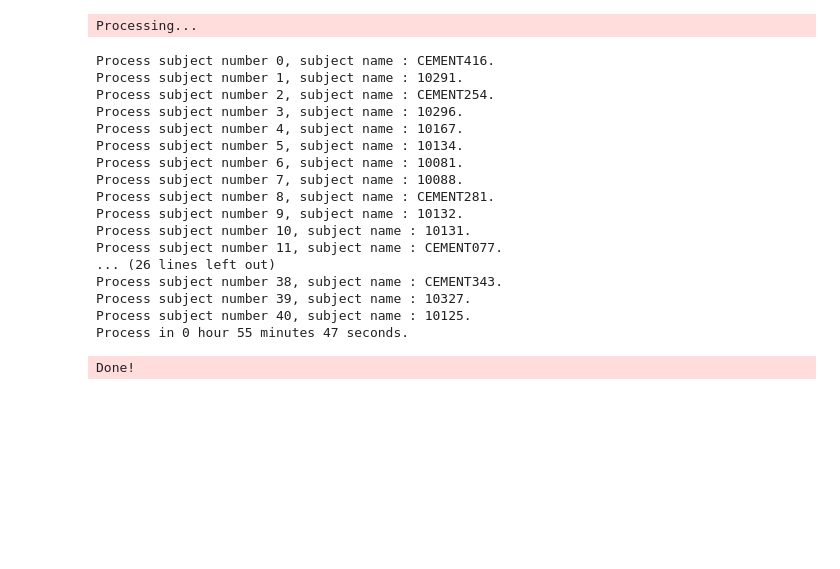
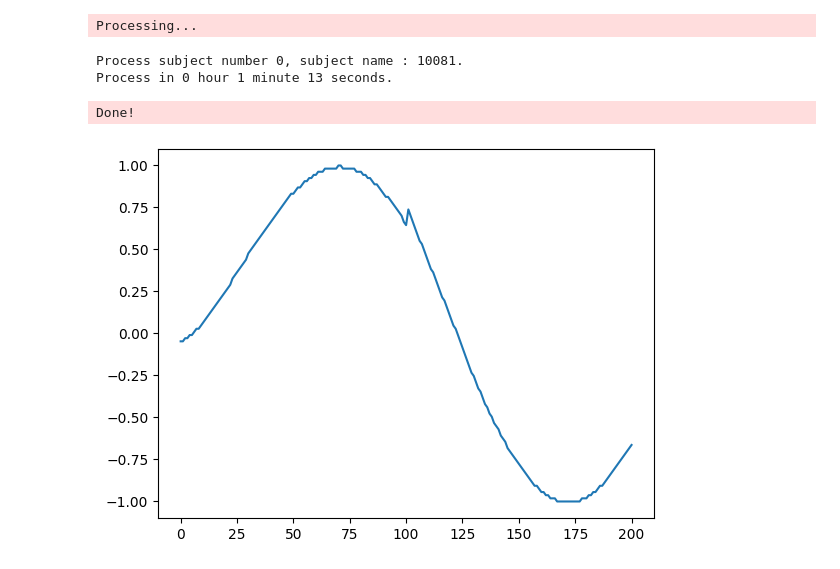
Before and after one commit to tamtran22/graph_batching, a Jupyter notebook: build_dataset.ipynb, the cells around one changed output. Saved outputs shown, nothing was run; the diff lists cells and outputs as text; code cells hidden in the pictures; blank space fills up the shorter version.

```diff
--- a/build_dataset.ipynb
+++ b/build_dataset.ipynb
@@ -17,36 +17,30 @@ def time_str(time_in_seconds : float):
 curr_time = time.time()
 dataset = OneDDatasetBuilder(
     raw_dir='/data1/tam/datasets',
-    root_dir='/data1/tam/downloaded_datasets_transformed',
-    data_names='all',
+    root_dir='/data1/tam/downloaded_datasets_transformed1',
+    data_names=['10081'],
     time_id=[str(i).zfill(3) for i in range(201)]
 )
 print(f'Process in {time_str(time.time()-curr_time)}.')
 # %% [output]
 Processing...
-Process subject number 0, subject name : CEMENT416.
-Process subject number 1, subject name : 10291.
-Process subject number 2, subject name : CEMENT254.
-Process subject number 3, subject name : 10296.
-Process subject number 4, subject name : 10167.
-Process subject number 5, subject name : 10134.
-Process subject number 6, subject name : 10081.
-Process subject number 7, subject name : 10088.
-Process subject number 8, subject name : CEMENT281.
-Process subject number 9, subject name : 10132.
-Process subject number 10, subject name : 10131.
-Process subject number 11, subject name : CEMENT077.
-... (26 lines left out)
-Process subject number 38, subject name : CEMENT343.
-Process subject number 39, subject name : 10327.
-Process subject number 40, subject name : 10125.
-Process in 0 hour 55 minutes 47 seconds.
+Process subject number 0, subject name : 10081.
+Process in 0 hour 1 minute 13 seconds.
 Done!
 # %%
-dataset = DatasetLoader(
-    root_dir='/data1/tam/downloaded_datasets'
+dataset = OneDDatasetLoader(
+    root_dir='/data1/tam/downloaded_datasets_transformed1'
 )
-print(dataset[0])
+_dataset = dataset.normalizing()
+# %%
+import matplotlib.pyplot as plt
+y = dataset[0].velocity[50000,:]
+y = np.sign(y)*np.log(1+np.abs(y)/0.01)
+y = -1 + 2*(y-y.min())/(y.max()-y.min())
+plt.plot(y)
+plt.show()
+# %% [output]
+[figure, added]
 # %%
 pi = 3.1415926
 diam = dataset[0].edge_attr[:,1].numpy()
```
Also changed, not shown: parts of 1 cell of this notebook, 12 other files.
